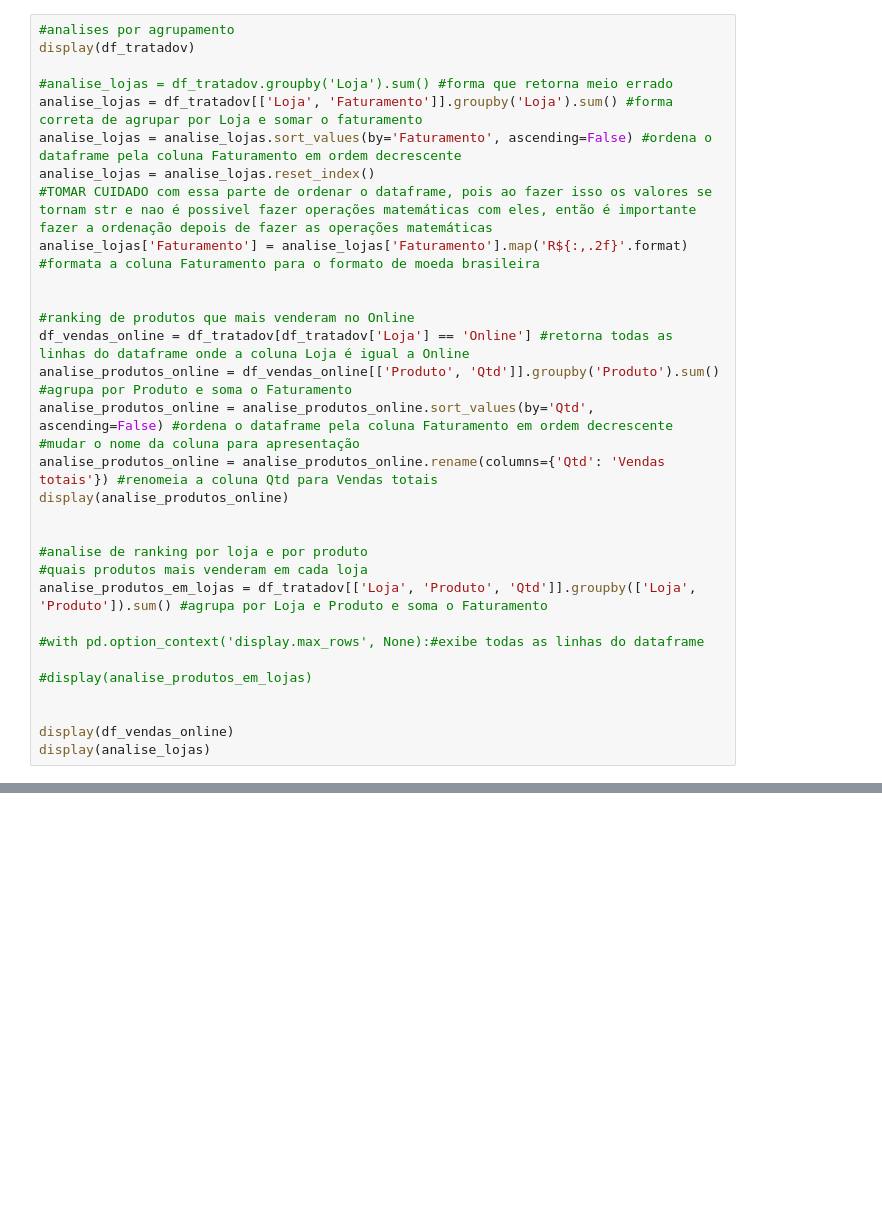
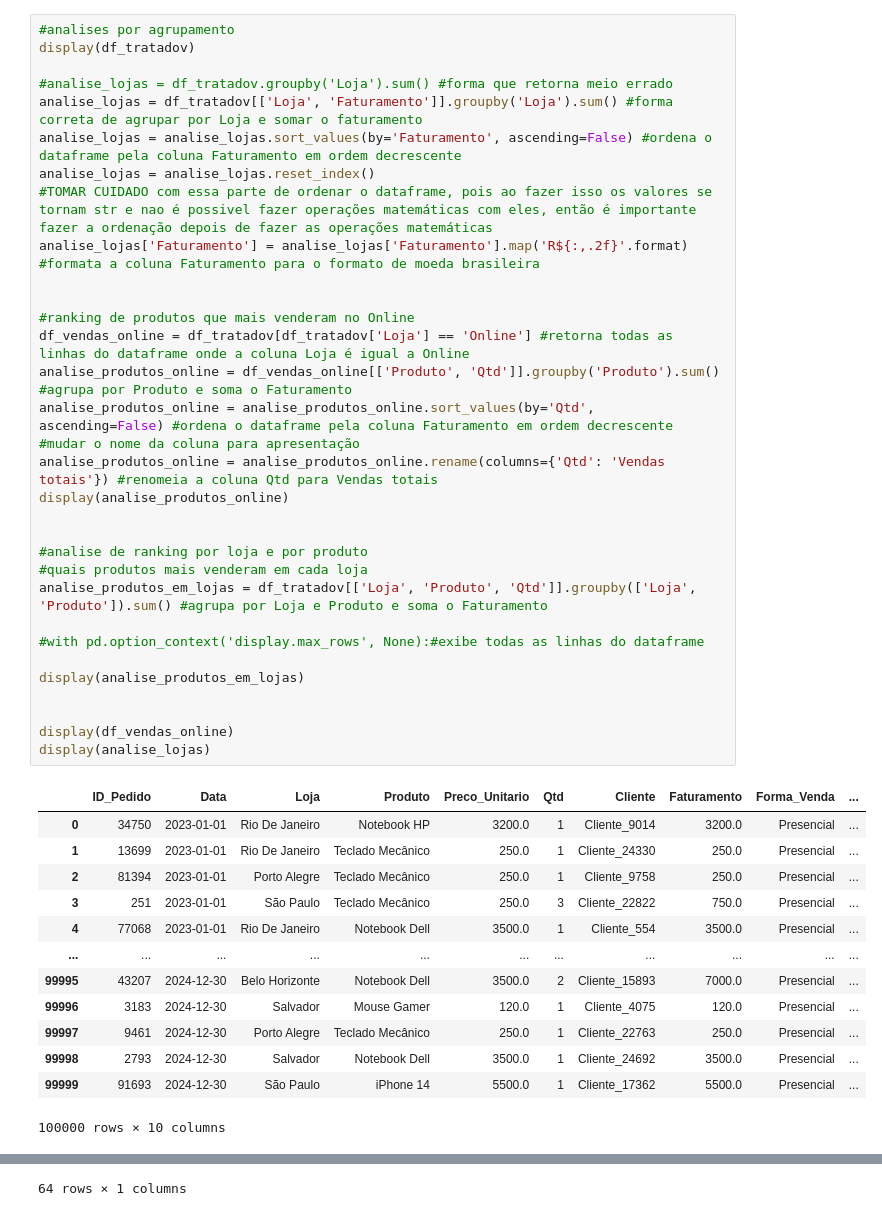
Before and after one commit to kauan-bpc/pandas-estudo, a Jupyter notebook: urso.ipynb, the cells around one changed output, grey strips where cells are left out. Saved outputs shown, nothing was run; the diff lists cells and outputs as text; blank space fills up the shorter version.

Commit message:
Adiciona mais seção de analises

```diff
--- a/urso.ipynb
+++ b/urso.ipynb
@@ -120,31 +290,45 @@ display(df_vendas_HDMI_SUL)
 #analises por agrupamento
 display(df_tratadov)
 
 #analise_lojas = df_tratadov.groupby('Loja').sum() #forma que retorna meio errado
 analise_lojas = df_tratadov[['Loja', 'Faturamento']].groupby('Loja').sum() #forma correta de agrupar por Loja e somar o faturamento
 analise_lojas = analise_lojas.sort_values(by='Faturamento', ascending=False) #ordena o dataframe pela coluna Faturamento em ordem decrescente
 analise_lojas = analise_lojas.reset_index()
 #TOMAR CUIDADO com essa parte de ordenar o dataframe, pois ao fazer isso os valores se tornam str e nao é possivel fazer operações matemáticas com eles, então é importante fazer a ordenação depois de fazer as operações matemáticas
 analise_lojas['Faturamento'] = analise_lojas['Faturamento'].map('R${:,.2f}'.format) #formata a coluna Faturamento para o formato de moeda brasileira
 
 
 #ranking de produtos que mais venderam no Online
 df_vendas_online = df_tratadov[df_tratadov['Loja'] == 'Online'] #retorna todas as linhas do dataframe onde a coluna Loja é igual a Online
 analise_produtos_online = df_vendas_online[['Produto', 'Qtd']].groupby('Produto').sum() #agrupa por Produto e soma o Faturamento
 analise_produtos_online = analise_produtos_online.sort_values(by='Qtd', ascending=False) #ordena o dataframe pela coluna Faturamento em ordem decrescente
 #mudar o nome da coluna para apresentação
 analise_produtos_online = analise_produtos_online.rename(columns={'Qtd': 'Vendas totais'}) #renomeia a coluna Qtd para Vendas totais
 display(analise_produtos_online)
 
 
 #analise de ranking por loja e por produto
 #quais produtos mais venderam em cada loja
 analise_produtos_em_lojas = df_tratadov[['Loja', 'Produto', 'Qtd']].groupby(['Loja', 'Produto']).sum() #agrupa por Loja e Produto e soma o Faturamento
 
 #with pd.option_context('display.max_rows', None):#exibe todas as linhas do dataframe
 
-#display(analise_produtos_em_lojas)
+display(analise_produtos_em_lojas)
 
 
 display(df_vendas_online)
 display(analise_lojas)
+# %% [output]
+|  | ID_Pedido | Data | Loja | Produto | Preco_Unitario | Qtd | Cliente | Faturamento | Forma_Venda | ... |
+| 0 | 34750 | 2023-01-01 | Rio De Janeiro | Notebook HP | 3200.0 | 1 | Cliente_9014 | 3200.0 | Presencial | ... |
+| 1 | 13699 | 2023-01-01 | Rio De Janeiro | Teclado Mecânico | 250.0 | 1 | Cliente_24330 | 250.0 | Presencial | ... |
+| 2 | 81394 | 2023-01-01 | Porto Alegre | Teclado Mecânico | 250.0 | 1 | Cliente_9758 | 250.0 | Presencial | ... |
+| 3 | 251 | 2023-01-01 | São Paulo | Teclado Mecânico | 250.0 | 3 | Cliente_22822 | 750.0 | Presencial | ... |
+| 4 | 77068 | 2023-01-01 | Rio De Janeiro | Notebook Dell | 3500.0 | 1 | Cliente_554 | 3500.0 | Presencial | ... |
+| ... | ... | ... | ... | ... | ... | ... | ... | ... | ... | ... |
+| 99995 | 43207 | 2024-12-30 | Belo Horizonte | Notebook Dell | 3500.0 | 2 | Cliente_15893 | 7000.0 | Presencial | ... |
+| 99996 | 3183 | 2024-12-30 | Salvador | Mouse Gamer | 120.0 | 1 | Cliente_4075 | 120.0 | Presencial | ... |
+| 99997 | 9461 | 2024-12-30 | Porto Alegre | Teclado Mecânico | 250.0 | 1 | Cliente_22763 | 250.0 | Presencial | ... |
+| 99998 | 2793 | 2024-12-30 | Salvador | Notebook Dell | 3500.0 | 1 | Cliente_24692 | 3500.0 | Presencial | ... |
+| 99999 | 91693 | 2024-12-30 | São Paulo | iPhone 14 | 5500.0 | 1 | Cliente_17362 | 5500.0 | Presencial | ... |
+100000 rows × 10 columns
@@ -150,0 +358 @@ display(analise_lojas)
+64 rows × 1 columns
```
Also changed, not shown: parts of 6 cells of this notebook.
